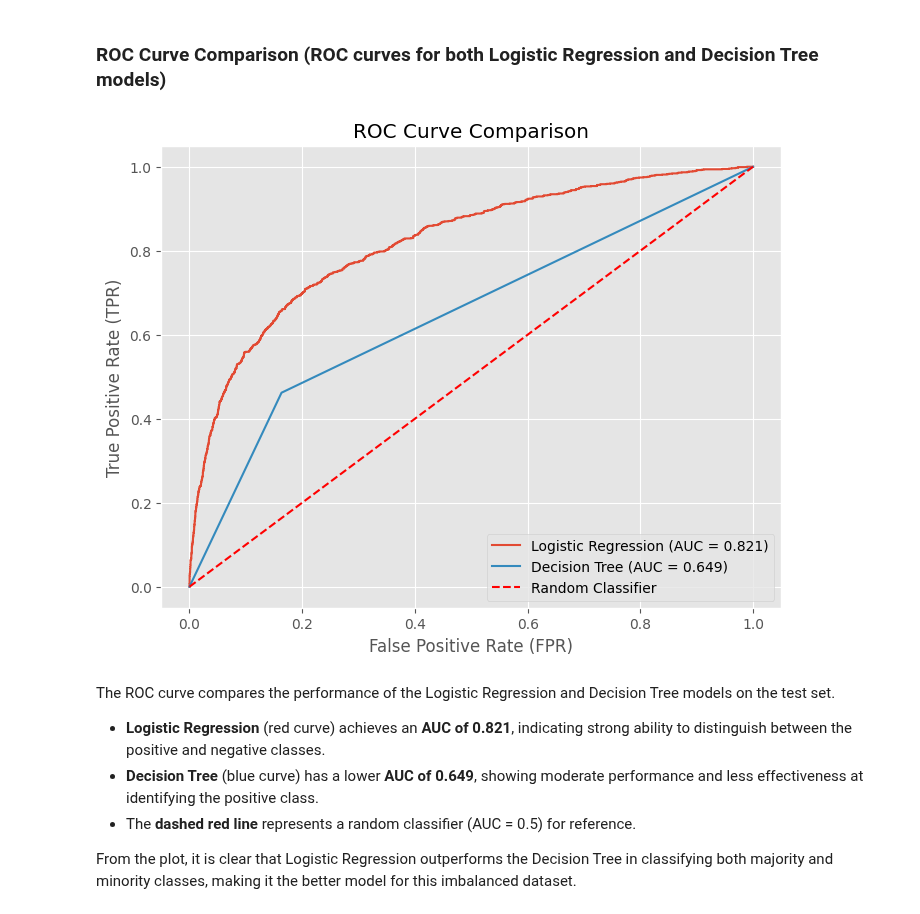
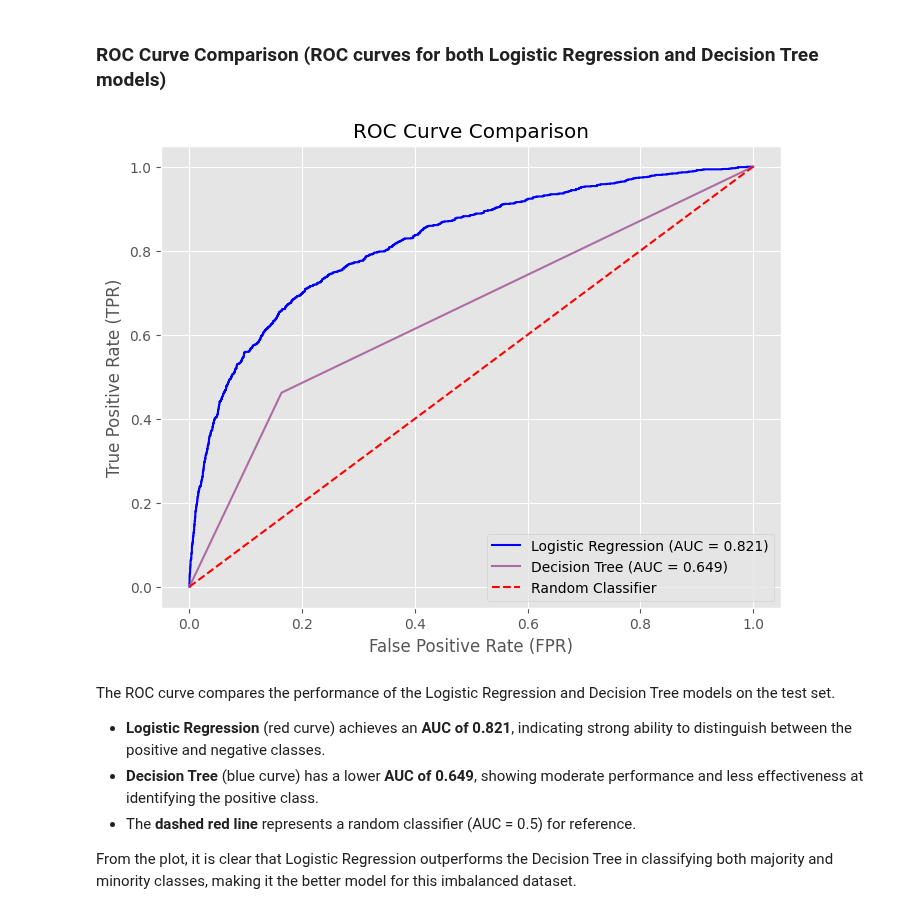
Before and after one commit to MaurineChemutai/Phase_3_Project_H1N1-and-Seasonal-Flu-Vaccines-Classification-Model, a Jupyter notebook: index.ipynb, the cells around one changed output. Drawn from its saved outputs; the diff is of its cells as text; code cells hidden in the pictures.

```diff
--- a/index.ipynb
+++ b/index.ipynb
@@ -1061,18 +1074,18 @@ However, the minority class (class 1) is less well predicted, with precision **0
 # %%
 plt.figure(figsize=(8,6))
 
-plt.plot(fpr_log, tpr_log, label=f"Logistic Regression (AUC = {auc_log:.3f})")
-plt.plot(fpr_tree, tpr_tree, label=f"Decision Tree (AUC = {auc_tree:.3f})")
+plt.plot(fpr_log, tpr_log, color= "blue",label=f"Logistic Regression (AUC = {auc_log:.3f})")
+plt.plot(fpr_tree, tpr_tree,color= "#AD6DA3", label=f"Decision Tree (AUC = {auc_tree:.3f})")
 
 plt.plot([0,1], [0,1], linestyle='--', color='red', label="Random Classifier")
 
 plt.xlabel("False Positive Rate (FPR)")
 plt.ylabel("True Positive Rate (TPR)")
 plt.title("ROC Curve Comparison")
 plt.legend()
 plt.show()
 # %% [output]
-[figure, old version]
+[figure, new version]
 # %% [markdown]
 The ROC curve compares the performance of the Logistic Regression and Decision Tree models on the test set.
 
```
Also changed, not shown: parts of 14 cells of this notebook.
